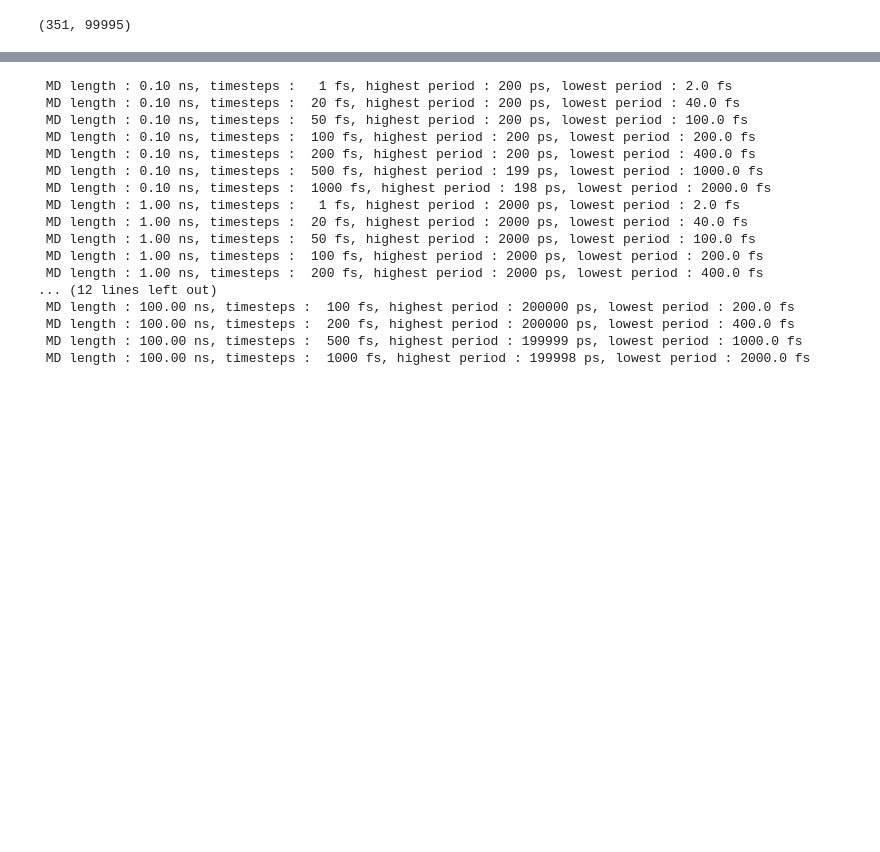
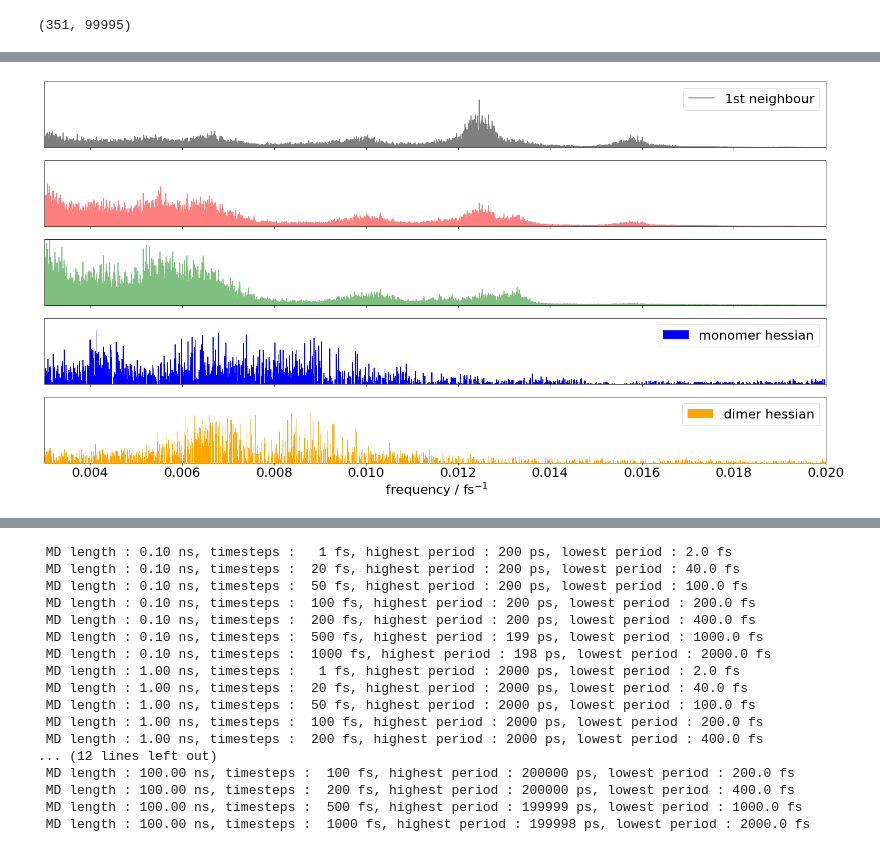
Before and after one commit to Oliver-Feighan/SpectralDensity, a Jupyter notebook: analysis/analysis.ipynb, the cells around one changed output, grey strips where cells are left out. Saved outputs shown, nothing was run; the diff lists cells and outputs as text; code cells hidden in the pictures; blank space fills up the shorter version.

```diff
--- a/analysis/analysis.ipynb
+++ b/analysis/analysis.ipynb
@@ -172,0 +143,67 @@ fig.set_size_inches(24, 12)
+# %%
+fig, ax = plt.subplots(5,1, sharex=True, sharey=True)
+
+domain, spectrum = domain_100ps, spectra_100ps
+
+domain_limit=3e-3
+spectrum_limit=10
+
+ax[0].set_xlim(domain_limit, 2e-2)
+ax[0].set_ylim(0, 100)
+alpha=0.5
+
+mg_pairs = json.load(open("mg_pairs.json"))
+
+# LHII spectra
+limited_domain = domain[np.where(domain > domain_limit)[0]]
+limited_spectrum = abs(spectrum[:,np.where(domain > domain_limit)[0]])
+
+ax[0].plot(limited_domain, np.mean(limited_spectrum[mg_pairs["separation_1"]], axis=0), alpha=alpha, color='black', label="1st neighbour")
+ax[1].plot(limited_domain, np.mean(limited_spectrum[mg_pairs["separation_5"]], axis=0), alpha=alpha, color='red', label="5th neighbour")
+ax[2].plot(limited_domain, np.mean(limited_spectrum[mg_pairs["separation_9"]], axis=0), alpha=alpha, color='green', label="9th neighbour")
+
+#hessians
+
+for m in glob.glob("../hessians/monomer_8*_hess_frequencies.npy"):
+    print(m)
+    monomer_hess_frequencies = np.load(m)
+    monomer_hess_displacements = np.load(m.replace("frequencies", "displacements"))
+
+    bar_width = np.mean([j-i for i, j in zip(monomer_hess_frequencies[1:], monomer_hess_frequencies[:-1])])/10
+
+    monomer_hess = ax[3].bar(monomer_hess_frequencies, 500 * monomer_hess_displacements, width=bar_width, color='blue')
+
+for d in glob.glob("../hessians/dimer_*_*_hess_frequencies.npy"):
+    print(d)
+    dimer_hess_frequencies = np.load(d)
+    dimer_hess_displacements = np.load(d.replace("frequencies", "displacements"))
+
+    bar_width = np.mean([j-i for i, j in zip(dimer_hess_frequencies[1:], dimer_hess_frequencies[:-1])])/10
+
+    dimer_hess = ax[4].bar(dimer_hess_frequencies, 500 * dimer_hess_displacements, width=bar_width, color='orange')
+
+#gas phase MD
+#monomer_MD_frequencies = np.load("../monomer_MD/monomer_MD_frequencies.npy")
+#monomer_MD_spectrum = np.load("../monomer_MD/monomer_MD_spectrum.npy")
+
+#dimer_MD_frequencies = np.load("../dimer_MD/dimer_MD_frequencies.npy")
+#dimer_MD_spectrum = np.load("../dimer_MD/dimer_MD_spectrum.npy")
+
+#monomer_MD, = ax[2].plot(monomer_MD_frequencies, 0.5 * monomer_MD_spectrum)
+#dimer_MD, = ax[2].plot(dimer_MD_frequencies, 0.5 * dimer_MD_spectrum)
+
+
+#plotting
+ax[0].legend()
+ax[0].legend()
+ax[0].legend()
+ax[3].legend([monomer_hess], ["monomer hessian"])
+ax[4].legend([dimer_hess], ["dimer hessian"])
+
+
+ax[4].set_xlabel(" frequency / fs$^{-1}$")
+
+ax[0].set_yticks([])
+
+fig.set_size_inches(24, 12)
+# %% [output]
@@ -173 +227,2 @@ fig.set_size_inches(24, 12)
+[figure, added]
 # %%
```
Also changed, not shown: parts of 8 cells of this notebook, 34 other files.
